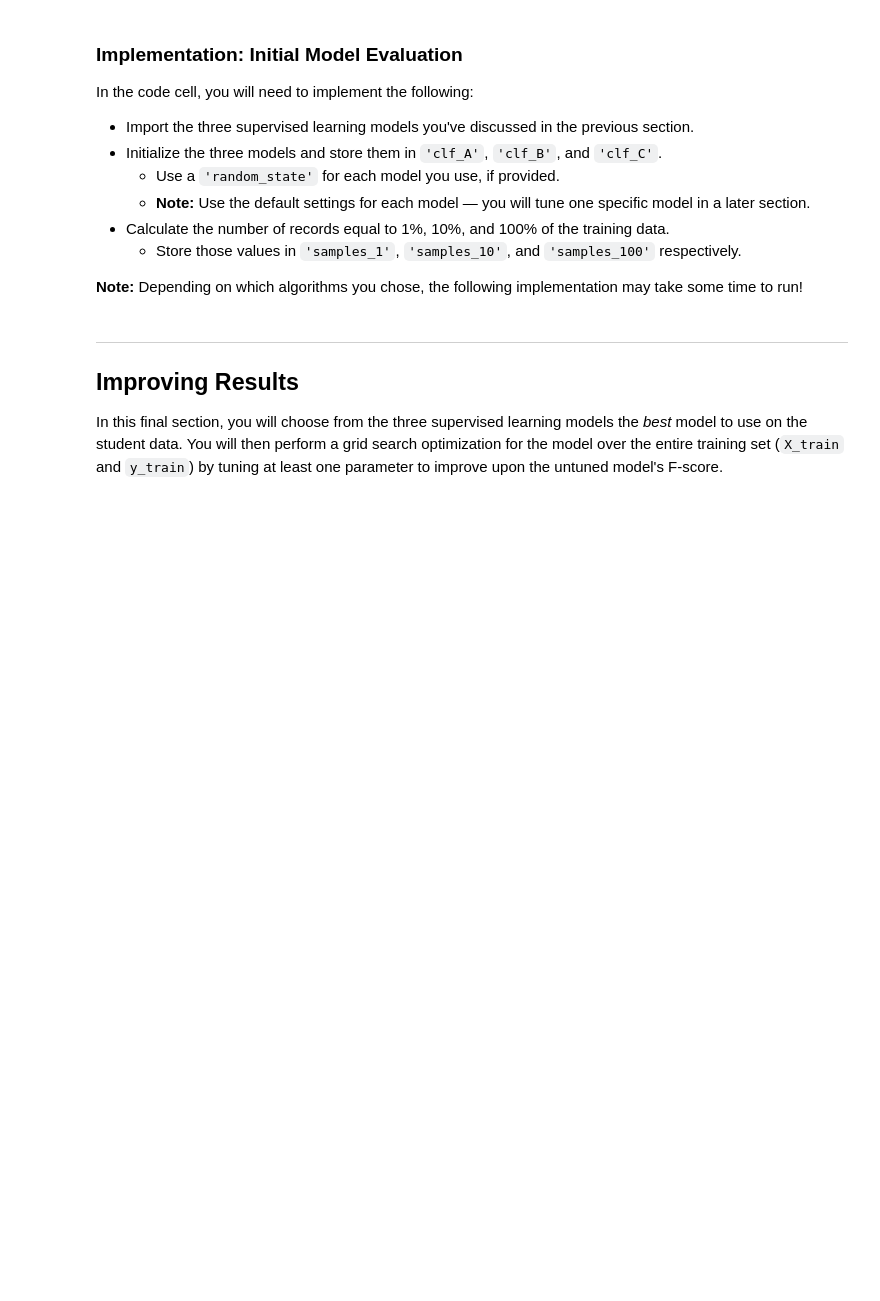
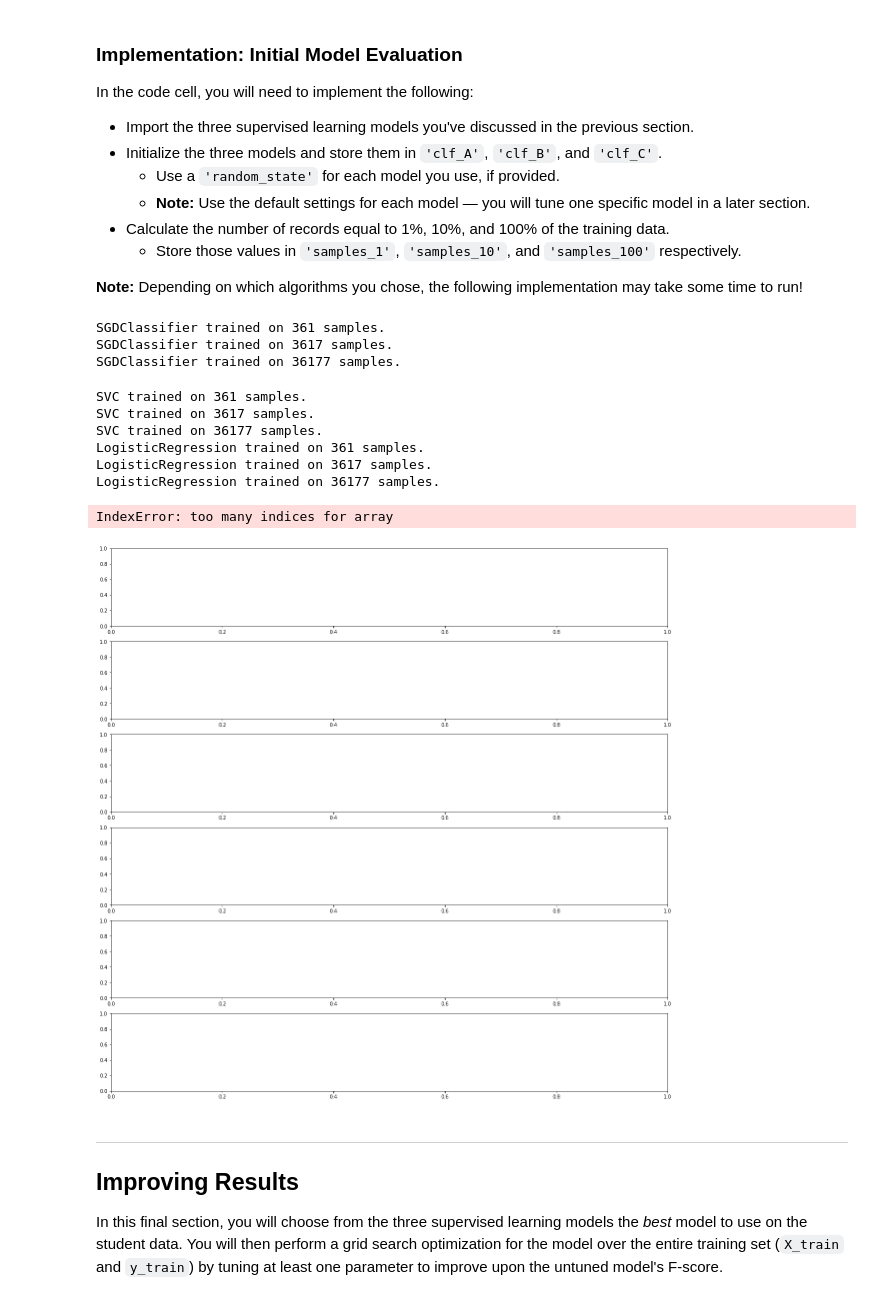
Before and after one commit to iuliakhomenko/MLND, a Jupyter notebook: p2/finding_donors.ipynb, the cells around one changed output. Drawn from its saved outputs; the diff is of its cells as text; code cells hidden in the pictures; blank space fills up the shorter version.

Commit message:
Change script in visuals script Add training pipeline to P2

```diff
--- a/p2/finding_donors.ipynb
+++ b/p2/finding_donors.ipynb
@@ -387,6 +387,8 @@ In the code block below, you will need to implement the following:
    - Make sure that you set the `beta` parameter!
 # %%
 # TODO: Import two metrics from sklearn - fbeta_score and accuracy_score
+from sklearn.metrics import fbeta_score, accuracy_score
+
 
 def train_predict(learner, sample_size, X_train, y_train, X_test, y_test):
     '''
@@ -401,39 +403,40 @@ def train_predict(learner, sample_size, X_train, y_train, X_test, y_test):
 
     results = {}
 
-    # TODO: Fit the learner to the training data using slicing with 'sample_size' using .fit(training_features[:], training_labels[:])
+    # TODO: Fit the learner to the training data using slicing with 'sample_size'
+    #using .fit(training_features[:], training_labels[:])
     start = time() # Get start time
-    learner = None
+    learner.fit(X_train.head(sample_size), y_train.head(sample_size))
     end = time() # Get end time
 
     # TODO: Calculate the training time
-    results['train_time'] = None
+    results['train_time'] = end - start
 
     # TODO: Get the predictions on the test set(X_test),
     #       then get predictions on the first 300 training samples(X_train) using .predict()
     start = time() # Get start time
-    predictions_test = None
-    predictions_train = None
+    predictions_test = learner.predict(X_test)
+    predictions_train = learner.predict(X_train.head(300))
     end = time() # Get end time
 
     # TODO: Calculate the total prediction time
-    results['pred_time'] = None
+    results['pred_time'] = end - start
 
     # TODO: Compute accuracy on the first 300 training samples which is y_train[:300]
-    results['acc_train'] = None
+    results['acc_train'] = accuracy_score(y_train[:300], predictions_train)
 
     # TODO: Compute accuracy on test set using accuracy_score()
-    results['acc_test'] = None
+    results['acc_test'] = accuracy_score(y_test, predictions_test)
 
     # TODO: Compute F-score on the the first 300 training samples using fbeta_score()
-    results['f_train'] = None
+    results['f_train'] = fbeta_score(y_train[:300], predictions_train, beta = 0.5)
 
     # TODO: Compute F-score on the test set which is y_test
-    results['f_test'] = None
+    results['f_test'] = fbeta_score(y_test, predictions_test, beta = 0.5)
 
     # Success
     print("{} trained on {} samples.".format(learner.__class__.__name__, sample_size))
-
+    # print(results)
     # Return the results
     return results
 # %% [markdown]
@@ -449,31 +452,46 @@ In the code cell, you will need to implement the following:
 **Note:** Depending on which algorithms you chose, the following implementation may take some time to run!
 # %%
 # TODO: Import the three supervised learning models from sklearn
+from sklearn.linear_model import SGDClassifier, LogisticRegression
+from sklearn.svm import SVC
+
 
 # TODO: Initialize the three models
-clf_A = None
-clf_B = None
-clf_C = None
+clf_A = SGDClassifier()
+clf_B = SVC()
+clf_C = LogisticRegression()
 
 # TODO: Calculate the number of samples for 1%, 10%, and 100% of the training data
 # HINT: samples_100 is the entire training set i.e. len(y_train)
 # HINT: samples_10 is 10% of samples_100 (ensure to set the count of the values to be `int` and not `float`)
 # HINT: samples_1 is 1% of samples_100 (ensure to set the count of the values to be `int` and not `float`)
-samples_100 = None
-samples_10 = None
-samples_1 = None
+samples_100 = 1*X_train.shape[0]
+samples_10 = int(0.1*X_train.shape[0])
+samples_1 = int(0.01*X_train.shape[0])
 
 # Collect results on the learners
 results = {}
 for clf in [clf_A, clf_B, clf_C]:
     clf_name = clf.__class__.__name__
     results[clf_name] = {}
     for i, samples in enumerate([samples_1, samples_10, samples_100]):
         results[clf_name][i] = \
         train_predict(clf, samples, X_train, y_train, X_test, y_test)
 
 # Run metrics visualization for the three supervised learning models chosen
 vs.evaluate(results, accuracy, fscore)
+# %% [output]
+SGDClassifier trained on 361 samples.
+SGDClassifier trained on 3617 samples.
+SGDClassifier trained on 36177 samples.
+SVC trained on 361 samples.
+SVC trained on 3617 samples.
+SVC trained on 36177 samples.
+LogisticRegression trained on 361 samples.
+LogisticRegression trained on 3617 samples.
+LogisticRegression trained on 36177 samples.
+IndexError: too many indices for array
+[figure, added]
 # %% [markdown]
 ----
 ## Improving Results
```
Also changed, not shown: 1 other file.
